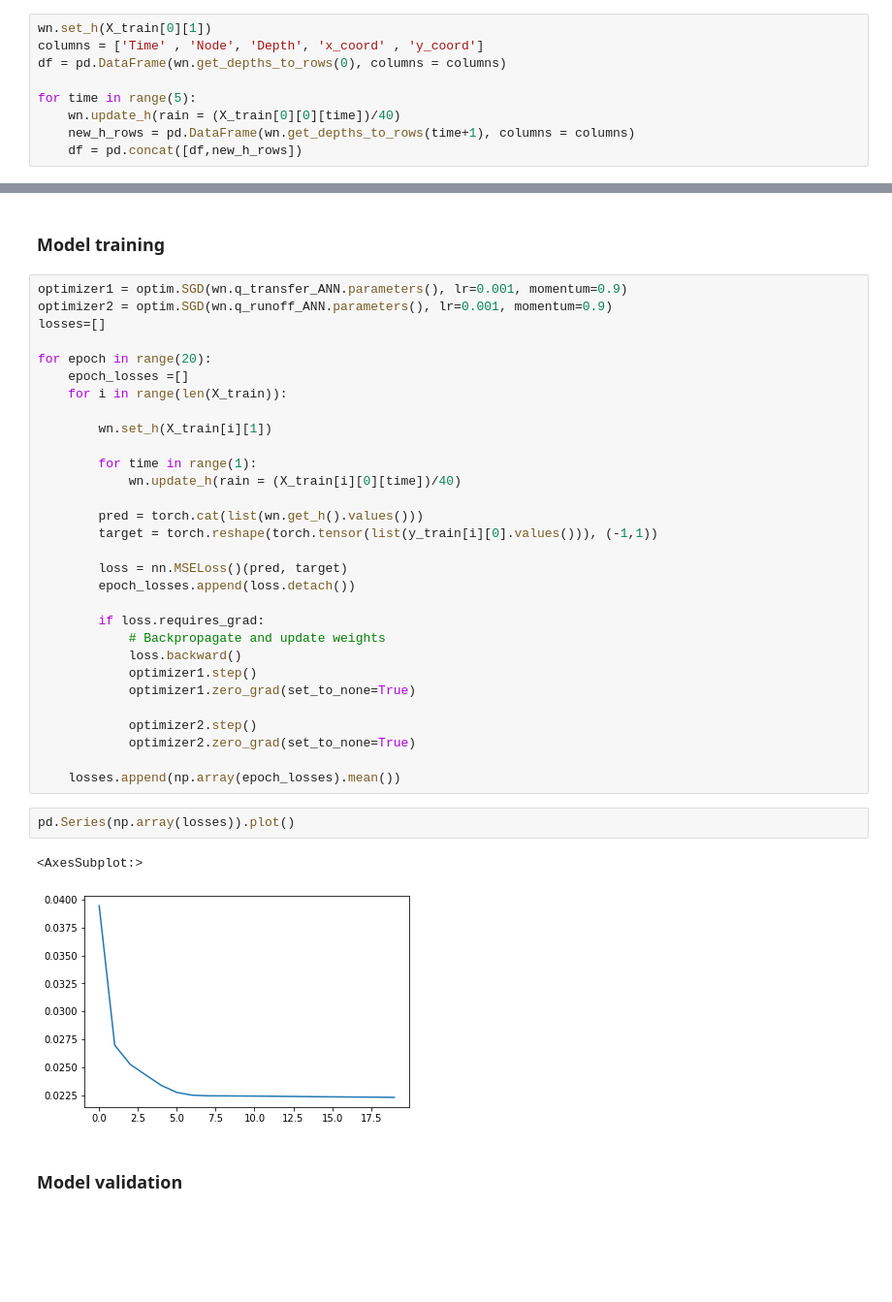
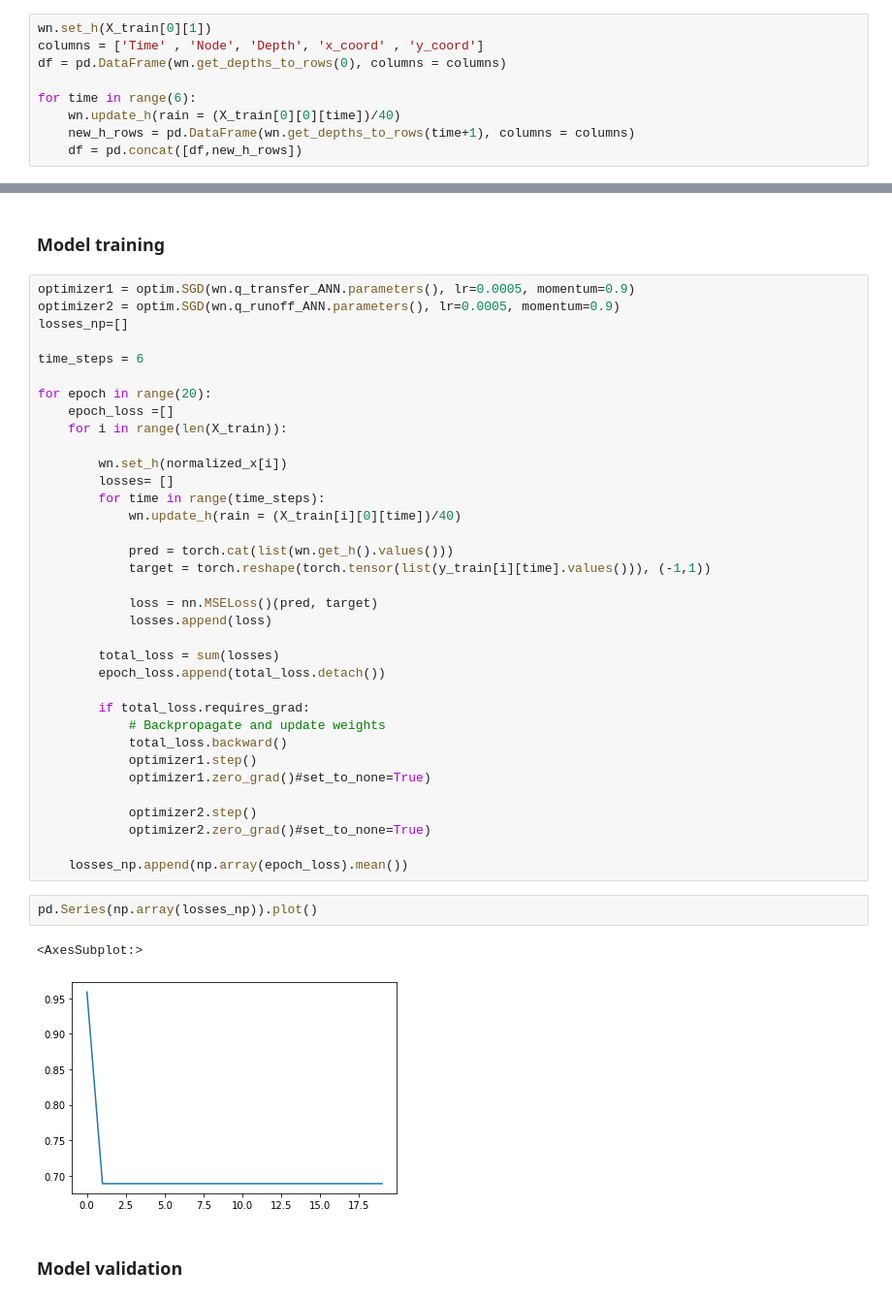
Before and after one commit to alextremo0205/SWMM_Hybrid_approach, a Jupyter notebook: UDS_Emulator.ipynb, the cells around one changed output, grey strips where cells are left out. Shown at 97% size. Drawn from its saved outputs; the diff is of its cells as text; blank space fills up the shorter version.

```diff
--- a/UDS_Emulator.ipynb
+++ b/UDS_Emulator.ipynb
@@ -105,7 +105,7 @@ wn.set_h(X_train[0][1])
 columns = ['Time' , 'Node', 'Depth', 'x_coord' , 'y_coord']
 df = pd.DataFrame(wn.get_depths_to_rows(0), columns = columns)
 
-for time in range(5):
+for time in range(6):
     wn.update_h(rain = (X_train[0][0][time])/40)
     new_h_rows = pd.DataFrame(wn.get_depths_to_rows(time+1), columns = columns)
     df = pd.concat([df,new_h_rows])
@@ -124,40 +124,45 @@ net.show()
 # %% [markdown]
 ### Model training
 # %%
-optimizer1 = optim.SGD(wn.q_transfer_ANN.parameters(), lr=0.001, momentum=0.9)
-optimizer2 = optim.SGD(wn.q_runoff_ANN.parameters(), lr=0.001, momentum=0.9)
-losses=[]
+optimizer1 = optim.SGD(wn.q_transfer_ANN.parameters(), lr=0.0005, momentum=0.9)
+optimizer2 = optim.SGD(wn.q_runoff_ANN.parameters(), lr=0.0005, momentum=0.9)
+losses_np=[]
+
+time_steps = 6
 
 for epoch in range(20):
-    epoch_losses =[]
+    epoch_loss =[]
     for i in range(len(X_train)):
 
-        wn.set_h(X_train[i][1])
-
-        for time in range(1):
+        wn.set_h(normalized_x[i])
+        losses= []
+        for time in range(time_steps):
             wn.update_h(rain = (X_train[i][0][time])/40)
 
-        pred = torch.cat(list(wn.get_h().values()))
-        target = torch.reshape(torch.tensor(list(y_train[i][0].values())), (-1,1))
+            pred = torch.cat(list(wn.get_h().values()))
+            target = torch.reshape(torch.tensor(list(y_train[i][time].values())), (-1,1))
 
-        loss = nn.MSELoss()(pred, target)
-        epoch_losses.append(loss.detach())
+            loss = nn.MSELoss()(pred, target)
+            losses.append(loss)
 
-        if loss.requires_grad:
+        total_loss = sum(losses)
+        epoch_loss.append(total_loss.detach())
+
+        if total_loss.requires_grad:
             # Backpropagate and update weights
-            loss.backward()
+            total_loss.backward()
             optimizer1.step()
-            optimizer1.zero_grad(set_to_none=True)
+            optimizer1.zero_grad()#set_to_none=True)
 
             optimizer2.step()
-            optimizer2.zero_grad(set_to_none=True)
+            optimizer2.zero_grad()#set_to_none=True)
 
-    losses.append(np.array(epoch_losses).mean())
+    losses_np.append(np.array(epoch_loss).mean())
 # %%
-pd.Series(np.array(losses)).plot()
+pd.Series(np.array(losses_np)).plot()
 # %% [output]
 <AxesSubplot:>
-[figure, old version]
+[figure, new version]
 # %% [markdown]
 ### Model validation
 # %%
```
Also changed, not shown: parts of 7 cells of this notebook, 4 other files.
